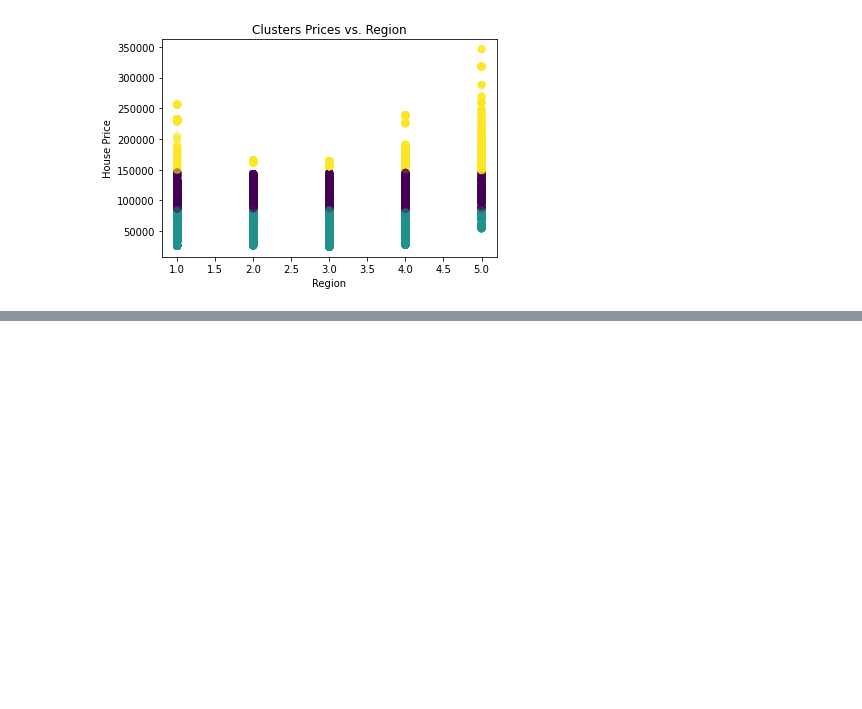
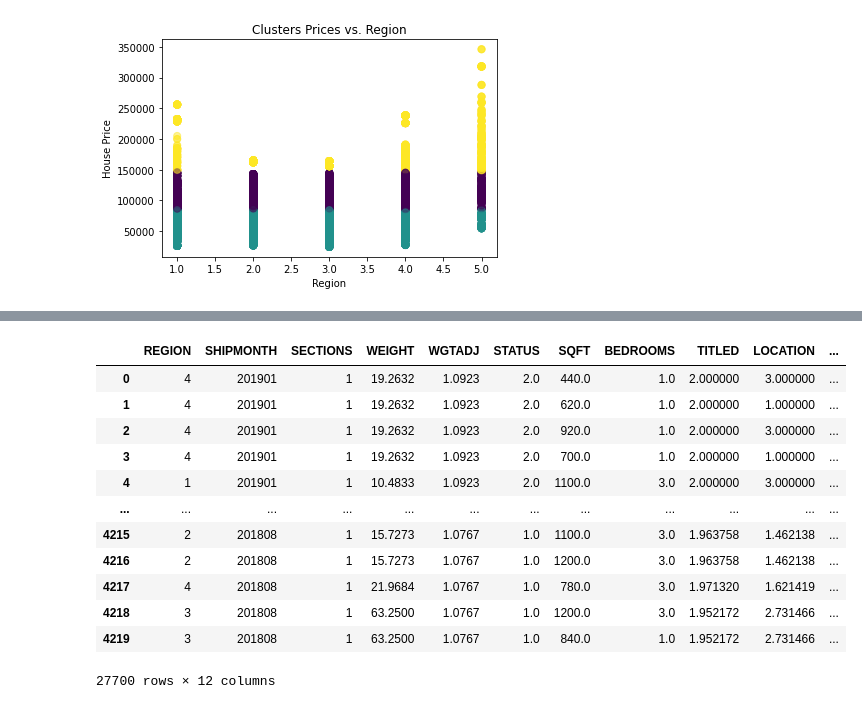
Before and after one commit to mverma40/MachineLearning4641B, a Jupyter notebook: MLHousingPrices1.ipynb, the cells around one changed output, grey strips where cells are left out. Drawn from its saved outputs; the diff is of its cells as text; code cells hidden in the pictures; blank space fills up the shorter version.

```diff
--- a/MLHousingPrices1.ipynb
+++ b/MLHousingPrices1.ipynb
@@ -683,0 +683,27 @@ plt.show()
+# %%
+from sklearn.model_selection import train_test_split
+
+allX = pufFinal[["REGION", "SHIPMONTH","SECTIONS","WEIGHT", "WGTADJ", "STATUS", "SQFT", "BEDROOMS", "TITLED", "LOCATION", "FOUNDATION","SECURED"]]
+
+labels_price = pufFinal["PRICE"]
+
+
+trainX,testX,trainY,testY = train_test_split(allX, labels_price, test_size=0.20, shuffle=False)
+
+#display(trainX)
+# %%
+display(trainX)
+# %% [output]
+|  | REGION | SHIPMONTH | SECTIONS | WEIGHT | WGTADJ | STATUS | SQFT | BEDROOMS | TITLED | LOCATION | ... |
+| 0 | 4 | 201901 | 1 | 19.2632 | 1.0923 | 2.0 | 440.0 | 1.0 | 2.000000 | 3.000000 | ... |
+| 1 | 4 | 201901 | 1 | 19.2632 | 1.0923 | 2.0 | 620.0 | 1.0 | 2.000000 | 1.000000 | ... |
+| 2 | 4 | 201901 | 1 | 19.2632 | 1.0923 | 2.0 | 920.0 | 1.0 | 2.000000 | 3.000000 | ... |
+| 3 | 4 | 201901 | 1 | 19.2632 | 1.0923 | 2.0 | 700.0 | 1.0 | 2.000000 | 1.000000 | ... |
+| 4 | 1 | 201901 | 1 | 10.4833 | 1.0923 | 2.0 | 1100.0 | 3.0 | 2.000000 | 3.000000 | ... |
+| ... | ... | ... | ... | ... | ... | ... | ... | ... | ... | ... | ... |
+| 4215 | 2 | 201808 | 1 | 15.7273 | 1.0767 | 1.0 | 1100.0 | 3.0 | 1.963758 | 1.462138 | ... |
+| 4216 | 2 | 201808 | 1 | 15.7273 | 1.0767 | 1.0 | 1200.0 | 3.0 | 1.963758 | 1.462138 | ... |
+| 4217 | 4 | 201808 | 1 | 21.9684 | 1.0767 | 1.0 | 780.0 | 3.0 | 1.971320 | 1.621419 | ... |
+| 4218 | 3 | 201808 | 1 | 63.2500 | 1.0767 | 1.0 | 1200.0 | 3.0 | 1.952172 | 2.731466 | ... |
+| 4219 | 3 | 201808 | 1 | 63.2500 | 1.0767 | 1.0 | 840.0 | 1.0 | 1.952172 | 2.731466 | ... |
+27700 rows × 12 columns
```
Also changed, not shown: parts of 28 cells of this notebook.
